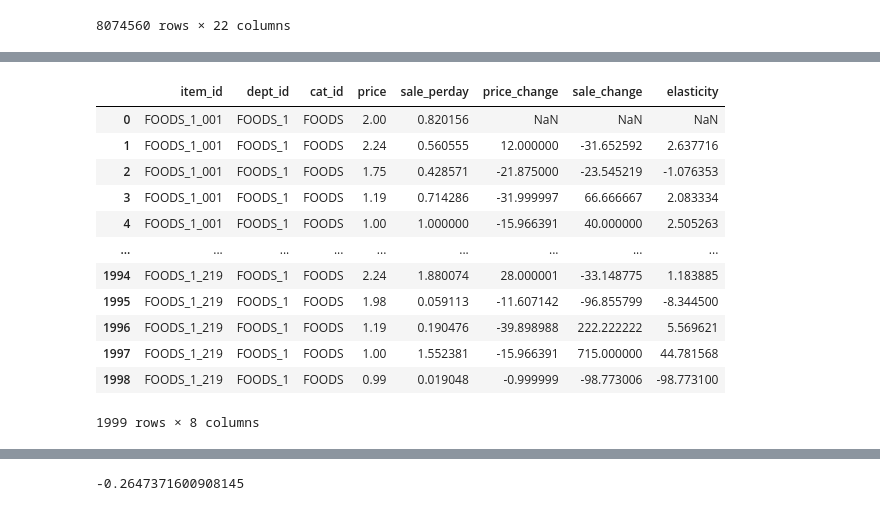
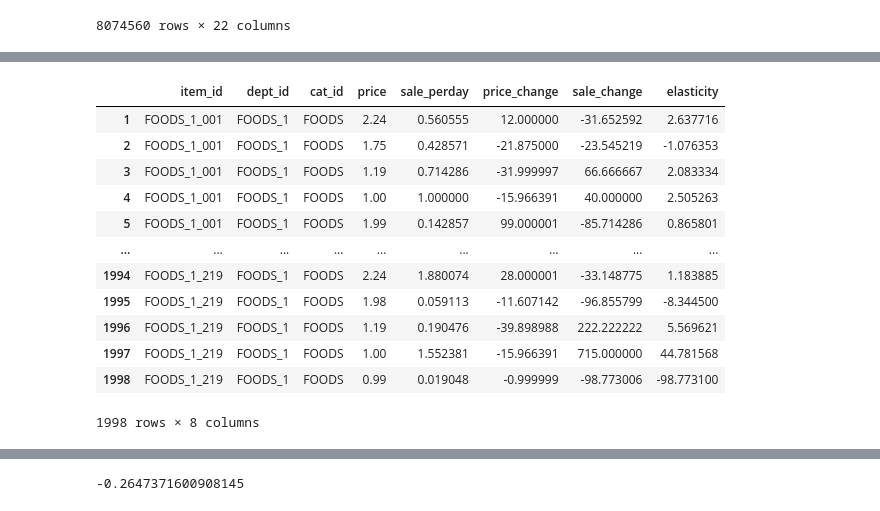
Before and after one commit to janiceivana/DS_05, a Jupyter notebook: New Data Analysis.ipynb, the cells around one changed output, grey strips where cells are left out. Drawn from its saved outputs; the diff is of its cells as text; code cells hidden in the pictures.

```diff
--- a/New Data Analysis.ipynb
+++ b/New Data Analysis.ipynb
@@ -1138,40 +1205,40 @@ h2_df
 # %%
 food_1=my_data[my_data['dept_id']=="FOODS_1"]
 
 f1_df = pd.DataFrame(columns=['item_id', 'dept_id','cat_id','price', 'sale_perday','price_change','sale_change','elasticity'])
 
 
 for item_id in food_1['item_id'].unique():
     entry_df = food_1[food_1['item_id'] == item_id]
     for sell_price in entry_df['sell_price'].unique():
         for dept_id in entry_df['dept_id'].unique():
             for cat_id in entry_df['cat_id'].unique():
 
                 item_df = entry_df[entry_df['sell_price'] == sell_price]
                 sale_perday = item_df['unit_sale'].mean()
 
 
                 food_1_df = pd.DataFrame({'item_id': [item_id], 'dept_id':[dept_id],'cat_id':[cat_id],'price': [sell_price], 'sale_perday': [sale_perday]})
                 food_1_df = food_1_df.dropna()
 
                 f1_df = f1_df.append(food_1_df, ignore_index=True)
 
                 f1_df['price_change'] = f1_df['price'].pct_change()*100
                 f1_df['sale_change'] = f1_df['sale_perday'].pct_change()*100
                 f1_df['elasticity'] = -f1_df['sale_change']/f1_df['price_change']
-
+f1_df=f1_df.dropna()
 f1_df
 # %% [output]
 |  | item_id | dept_id | cat_id | price | sale_perday | price_change | sale_change | elasticity |
-| 0 | FOODS_1_001 | FOODS_1 | FOODS | 2.00 | 0.820156 | NaN | NaN | NaN |
 | 1 | FOODS_1_001 | FOODS_1 | FOODS | 2.24 | 0.560555 | 12.000000 | -31.652592 | 2.637716 |
 | 2 | FOODS_1_001 | FOODS_1 | FOODS | 1.75 | 0.428571 | -21.875000 | -23.545219 | -1.076353 |
 | 3 | FOODS_1_001 | FOODS_1 | FOODS | 1.19 | 0.714286 | -31.999997 | 66.666667 | 2.083334 |
 | 4 | FOODS_1_001 | FOODS_1 | FOODS | 1.00 | 1.000000 | -15.966391 | 40.000000 | 2.505263 |
+| 5 | FOODS_1_001 | FOODS_1 | FOODS | 1.99 | 0.142857 | 99.000001 | -85.714286 | 0.865801 |
 | ... | ... | ... | ... | ... | ... | ... | ... | ... |
 | 1994 | FOODS_1_219 | FOODS_1 | FOODS | 2.24 | 1.880074 | 28.000001 | -33.148775 | 1.183885 |
 | 1995 | FOODS_1_219 | FOODS_1 | FOODS | 1.98 | 0.059113 | -11.607142 | -96.855799 | -8.344500 |
 | 1996 | FOODS_1_219 | FOODS_1 | FOODS | 1.19 | 0.190476 | -39.898988 | 222.222222 | 5.569621 |
 | 1997 | FOODS_1_219 | FOODS_1 | FOODS | 1.00 | 1.552381 | -15.966391 | 715.000000 | 44.781568 |
 | 1998 | FOODS_1_219 | FOODS_1 | FOODS | 0.99 | 0.019048 | -0.999999 | -98.773006 | -98.773100 |
-1999 rows × 8 columns
+1998 rows × 8 columns
```
Also changed, not shown: parts of 18 cells of this notebook.
